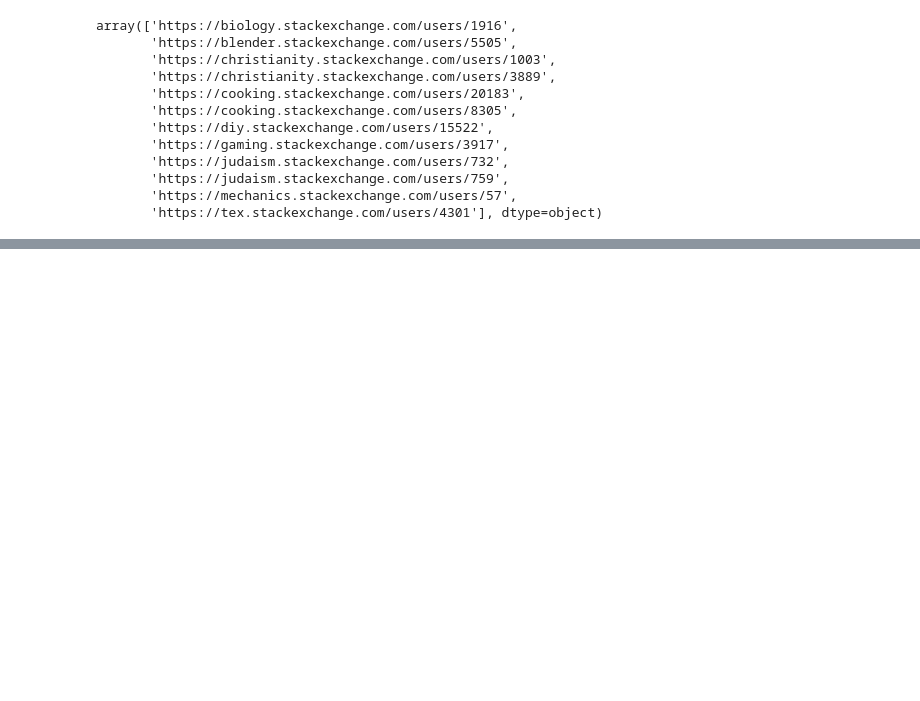
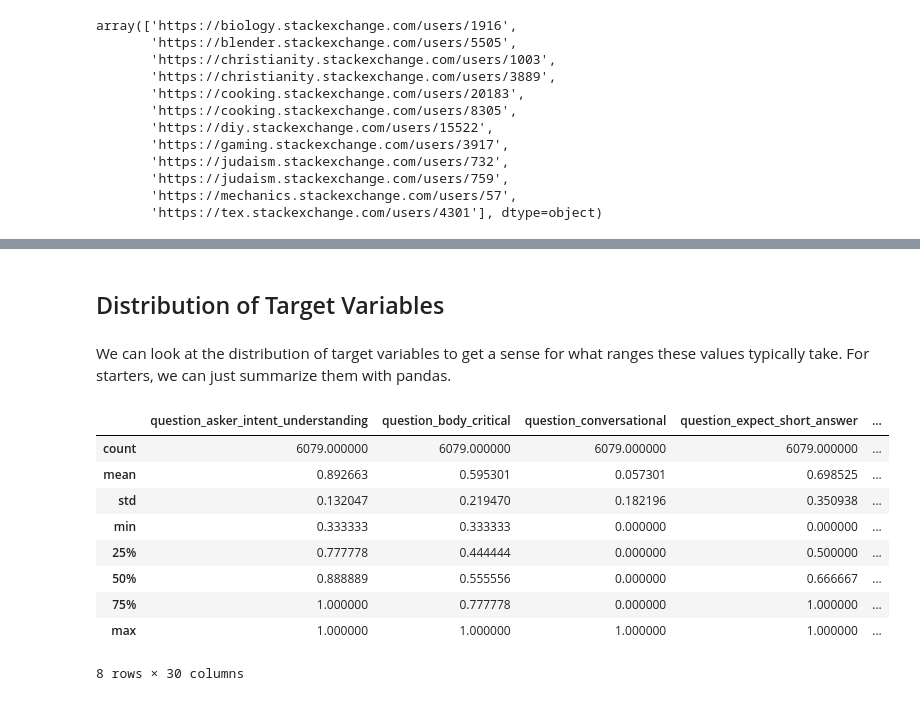
Before and after one commit to JoshVarty/GoogleQALabeling, a Jupyter notebook: 00_ExploratoryDataAnalysis.ipynb, the cells around one changed output, grey strips where cells are left out. Cells and saved outputs as stored; diff of their text form; code cells hidden in the pictures; blank space fills up the shorter version.

```diff
--- a/00_ExploratoryDataAnalysis.ipynb
+++ b/00_ExploratoryDataAnalysis.ipynb
@@ -116,0 +161,18 @@ So there is a little bit of overlap between test and training set, but not a ton
+# %% [markdown]
+## Distribution of Target Variables
+# %% [markdown]
+We can look at the distribution of target variables to get a sense for what ranges these values typically take. For starters, we can just summarize them with pandas.
+# %%
+targets = list(sample_df.columns[1:])
+train_df[targets].describe()
+# %% [output]
+|  | question_asker_intent_understanding | question_body_critical | question_conversational | question_expect_short_answer | ... |
+| count | 6079.000000 | 6079.000000 | 6079.000000 | 6079.000000 | ... |
+| mean | 0.892663 | 0.595301 | 0.057301 | 0.698525 | ... |
+| std | 0.132047 | 0.219470 | 0.182196 | 0.350938 | ... |
+| min | 0.333333 | 0.333333 | 0.000000 | 0.000000 | ... |
+| 25% | 0.777778 | 0.444444 | 0.000000 | 0.500000 | ... |
+| 50% | 0.888889 | 0.555556 | 0.000000 | 0.666667 | ... |
+| 75% | 1.000000 | 0.777778 | 0.000000 | 1.000000 | ... |
+| max | 1.000000 | 1.000000 | 1.000000 | 1.000000 | ... |
+8 rows × 30 columns
```
Also changed, not shown: parts of 10 cells of this notebook.
